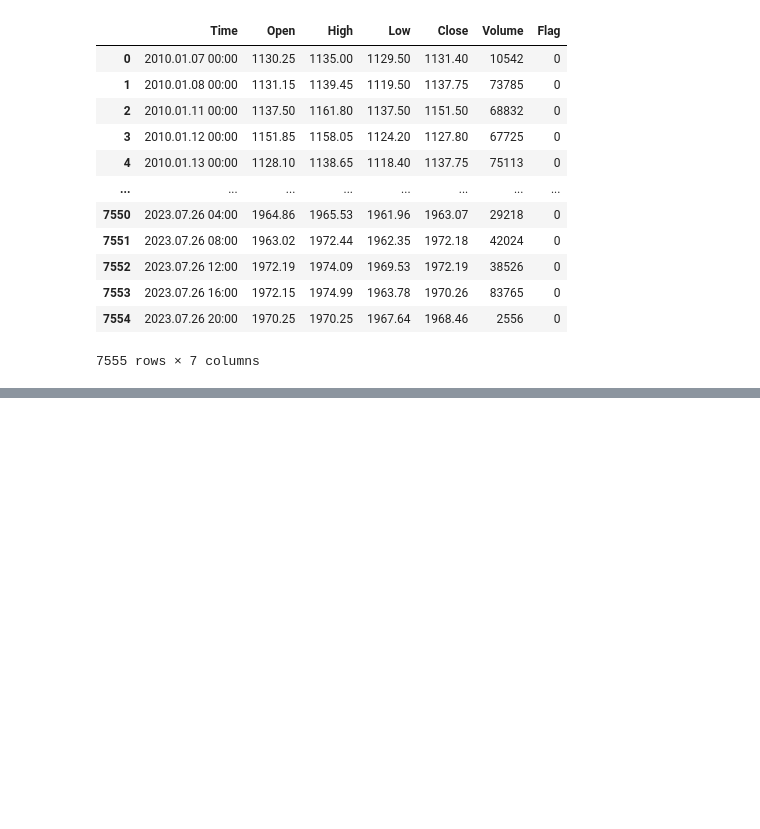
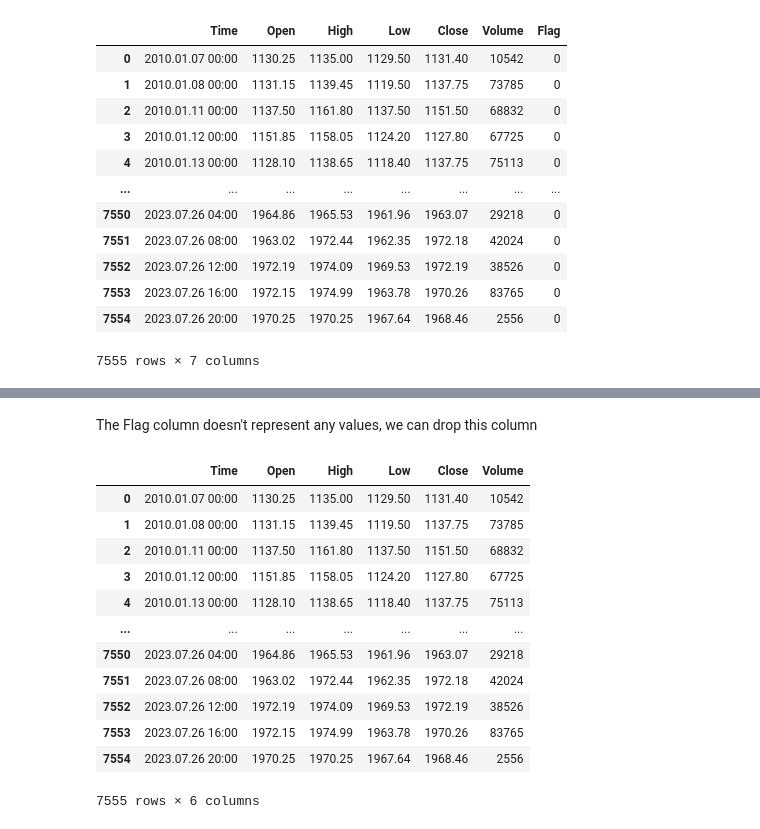
Before and after one commit to muhammad-eka/gold-forecasting-XAUUSD, a Jupyter notebook: Forex_XAUUSD_(GOLD_Prediction).ipynb, the cells around one changed output, grey strips where cells are left out. Saved outputs shown, nothing was run; the diff lists cells and outputs as text; code cells hidden in the pictures; blank space fills up the shorter version.

```diff
--- a/Forex_XAUUSD_(GOLD_Prediction).ipynb
+++ b/Forex_XAUUSD_(GOLD_Prediction).ipynb
@@ -51,0 +94,19 @@ df
+# %% [markdown]
+The Flag column doesn't represent any values, we can drop this column
+# %%
+data= df.drop('Flag',axis=1)
+data
+# %% [output]
+|  | Time | Open | High | Low | Close | Volume |
+| 0 | 2010.01.07 00:00 | 1130.25 | 1135.00 | 1129.50 | 1131.40 | 10542 |
+| 1 | 2010.01.08 00:00 | 1131.15 | 1139.45 | 1119.50 | 1137.75 | 73785 |
+| 2 | 2010.01.11 00:00 | 1137.50 | 1161.80 | 1137.50 | 1151.50 | 68832 |
+| 3 | 2010.01.12 00:00 | 1151.85 | 1158.05 | 1124.20 | 1127.80 | 67725 |
+| 4 | 2010.01.13 00:00 | 1128.10 | 1138.65 | 1118.40 | 1137.75 | 75113 |
+| ... | ... | ... | ... | ... | ... | ... |
+| 7550 | 2023.07.26 04:00 | 1964.86 | 1965.53 | 1961.96 | 1963.07 | 29218 |
+| 7551 | 2023.07.26 08:00 | 1963.02 | 1972.44 | 1962.35 | 1972.18 | 42024 |
+| 7552 | 2023.07.26 12:00 | 1972.19 | 1974.09 | 1969.53 | 1972.19 | 38526 |
+| 7553 | 2023.07.26 16:00 | 1972.15 | 1974.99 | 1963.78 | 1970.26 | 83765 |
+| 7554 | 2023.07.26 20:00 | 1970.25 | 1970.25 | 1967.64 | 1968.46 | 2556 |
+7555 rows × 6 columns
```
Also changed, not shown: parts of 12 cells of this notebook.
